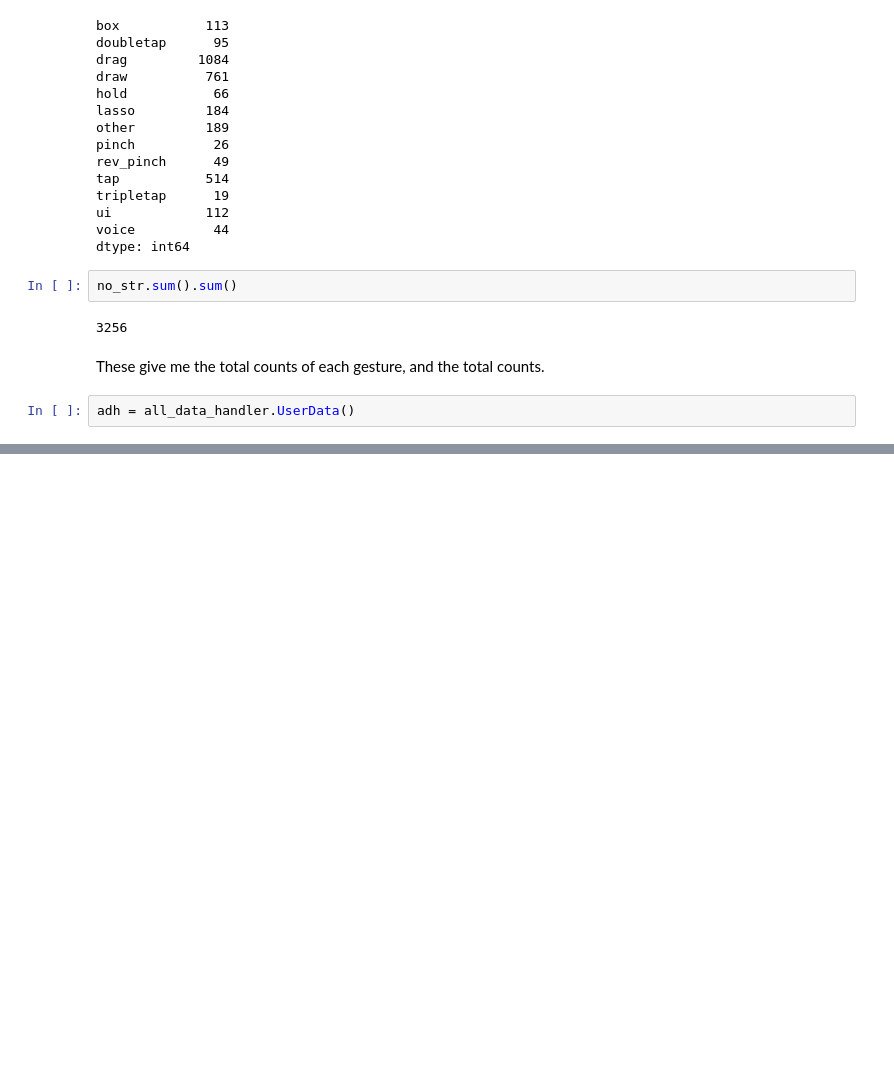
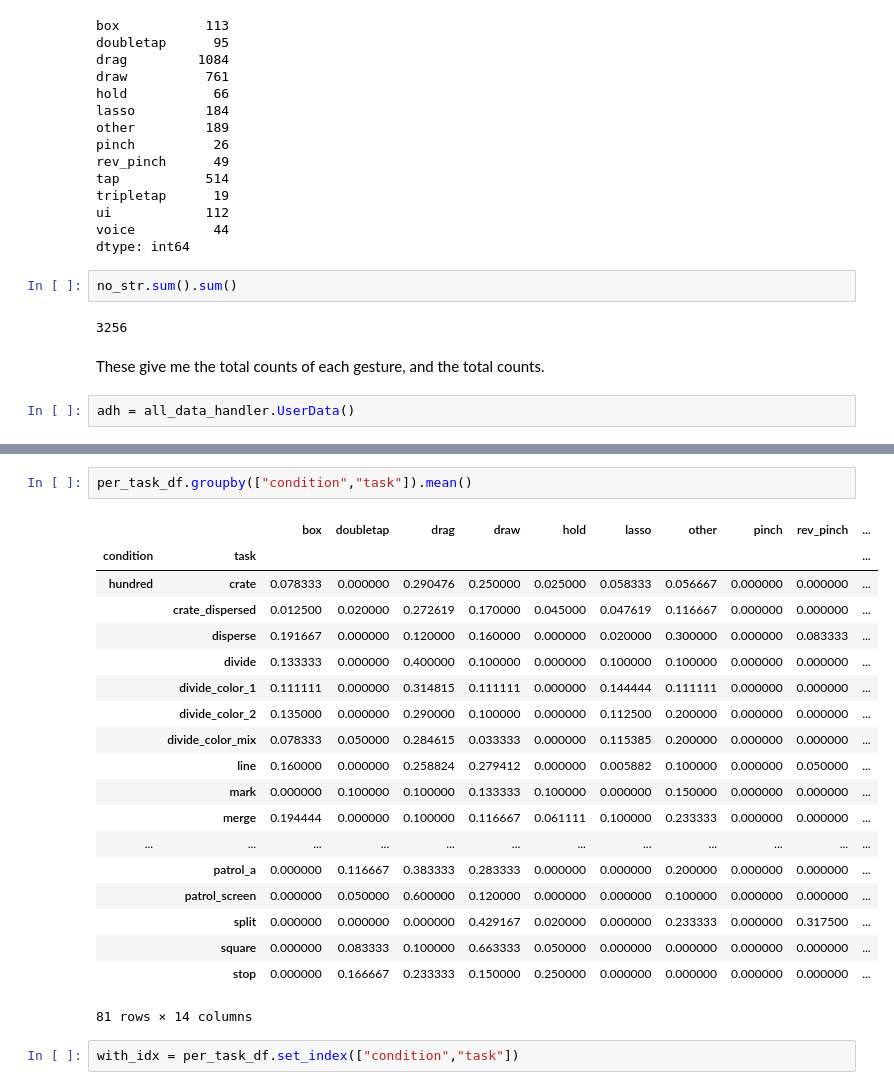
Before and after one commit to ab3nd/TinyRobo, a Jupyter notebook: data/data_analysis.ipynb, the cells around one changed output, grey strips where cells are left out. Cells and saved outputs as stored; diff of their text form; blank space fills up the shorter version.

```diff
--- a/data/data_analysis.ipynb
+++ b/data/data_analysis.ipynb
@@ -1068,0 +1256,24 @@ pandas.DataFrame(adh.toPandas())
+# %%
+per_task_df.groupby(["condition","task"]).mean()
+# %% [output]
+|  |  | box | doubletap | drag | draw | hold | lasso | other | pinch | rev_pinch | ... |
+| condition | task |  |  |  |  |  |  |  |  |  | ... |
+| hundred | crate | 0.078333 | 0.000000 | 0.290476 | 0.250000 | 0.025000 | 0.058333 | 0.056667 | 0.000000 | 0.000000 | ... |
+|  | crate_dispersed | 0.012500 | 0.020000 | 0.272619 | 0.170000 | 0.045000 | 0.047619 | 0.116667 | 0.000000 | 0.000000 | ... |
+|  | disperse | 0.191667 | 0.000000 | 0.120000 | 0.160000 | 0.000000 | 0.020000 | 0.300000 | 0.000000 | 0.083333 | ... |
+|  | divide | 0.133333 | 0.000000 | 0.400000 | 0.100000 | 0.000000 | 0.100000 | 0.100000 | 0.000000 | 0.000000 | ... |
+|  | divide_color_1 | 0.111111 | 0.000000 | 0.314815 | 0.111111 | 0.000000 | 0.144444 | 0.111111 | 0.000000 | 0.000000 | ... |
+|  | divide_color_2 | 0.135000 | 0.000000 | 0.290000 | 0.100000 | 0.000000 | 0.112500 | 0.200000 | 0.000000 | 0.000000 | ... |
+|  | divide_color_mix | 0.078333 | 0.050000 | 0.284615 | 0.033333 | 0.000000 | 0.115385 | 0.200000 | 0.000000 | 0.000000 | ... |
+|  | line | 0.160000 | 0.000000 | 0.258824 | 0.279412 | 0.000000 | 0.005882 | 0.100000 | 0.000000 | 0.050000 | ... |
+|  | mark | 0.000000 | 0.100000 | 0.100000 | 0.133333 | 0.100000 | 0.000000 | 0.150000 | 0.000000 | 0.000000 | ... |
+|  | merge | 0.194444 | 0.000000 | 0.100000 | 0.116667 | 0.061111 | 0.100000 | 0.233333 | 0.000000 | 0.000000 | ... |
+| ... | ... | ... | ... | ... | ... | ... | ... | ... | ... | ... | ... |
+|  | patrol_a | 0.000000 | 0.116667 | 0.383333 | 0.283333 | 0.000000 | 0.000000 | 0.200000 | 0.000000 | 0.000000 | ... |
+|  | patrol_screen | 0.000000 | 0.050000 | 0.600000 | 0.120000 | 0.000000 | 0.000000 | 0.100000 | 0.000000 | 0.000000 | ... |
+|  | split | 0.000000 | 0.000000 | 0.000000 | 0.429167 | 0.020000 | 0.000000 | 0.233333 | 0.000000 | 0.317500 | ... |
+|  | square | 0.000000 | 0.083333 | 0.100000 | 0.663333 | 0.050000 | 0.000000 | 0.000000 | 0.000000 | 0.000000 | ... |
+|  | stop | 0.000000 | 0.166667 | 0.233333 | 0.150000 | 0.250000 | 0.000000 | 0.000000 | 0.000000 | 0.000000 | ... |
+81 rows × 14 columns
+# %%
+with_idx = per_task_df.set_index(["condition","task"])
```
Also changed, not shown: parts of 35 cells of this notebook, 1 other file.
